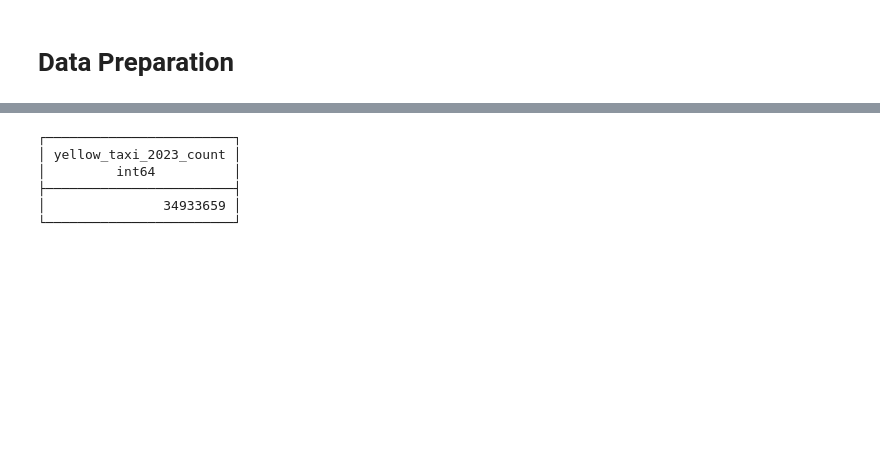
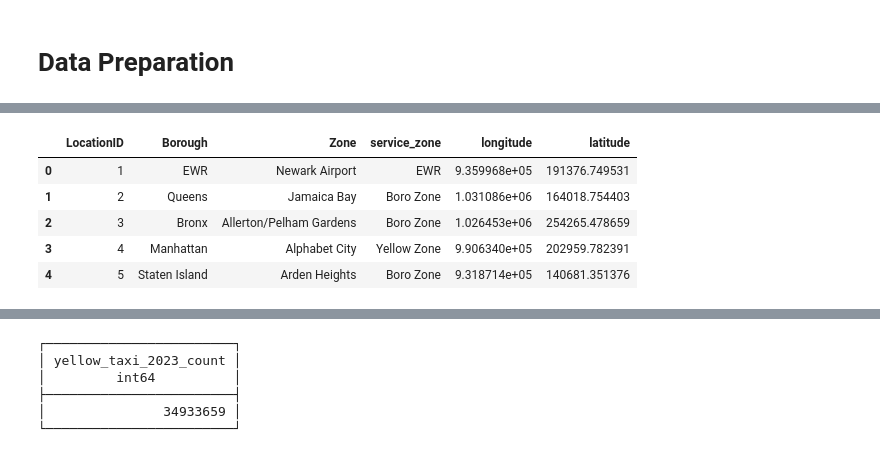
Before and after one commit to marcosbenicio/bayesian-neural-network, a Jupyter notebook: 02-regression/bnn-regression.ipynb, the cells around one changed output, grey strips where cells are left out. Drawn from its saved outputs; the diff is of its cells as text; code cells hidden in the pictures; blank space fills up the shorter version.

```diff
--- a/02-regression/bnn-regression.ipynb
+++ b/02-regression/bnn-regression.ipynb
@@ -58,22 +143,30 @@ To enable the following instructions: AVX2 FMA, in other operations, rebuild Ten
 # %%
 df_taxi_zones = pd.read_csv('data/external/taxi_zone_lookup.csv')
 df_taxi_zones = df_taxi_zones.dropna()
 
 # Load the spatial data
 gdf_zones = gpd.read_file('data/external/nyc-taxi-zones/taxi_zones.shp')
 
 # Ensure the spatial data has a column that matches the DataFrame `LocationID` or `Zone`
 # Let's assume the matching column in gdf_zones is 'zone_name'
 gdf_zones = gdf_zones.rename(columns={'zone': 'Zone'})
 
 # Compute centroids
 gdf_zones['centroid'] = gdf_zones.geometry.centroid
 
 # Extract longitude and latitude from the centroids
 gdf_zones['longitude'] = gdf_zones.centroid.x
 gdf_zones['latitude'] = gdf_zones.centroid.y
 
 # Merge this back into your original DataFrame
 df_taxi_zones = df_taxi_zones.merge(gdf_zones[['Zone', 'longitude', 'latitude']], on='Zone', how='left')
 
 df_taxi_zones.to_csv("data/external/taxi_zone_lookup_feet.csv", index=False)
+display(df_taxi_zones.head())
+# %% [output]
+|  | LocationID | Borough | Zone | service_zone | longitude | latitude |
+| 0 | 1 | EWR | Newark Airport | EWR | 9.359968e+05 | 191376.749531 |
+| 1 | 2 | Queens | Jamaica Bay | Boro Zone | 1.031086e+06 | 164018.754403 |
+| 2 | 3 | Bronx | Allerton/Pelham Gardens | Boro Zone | 1.026453e+06 | 254265.478659 |
+| 3 | 4 | Manhattan | Alphabet City | Yellow Zone | 9.906340e+05 | 202959.782391 |
+| 4 | 5 | Staten Island | Arden Heights | Boro Zone | 9.318714e+05 | 140681.351376 |
```
Also changed, not shown: parts of 15 cells of this notebook, 1 other file.
